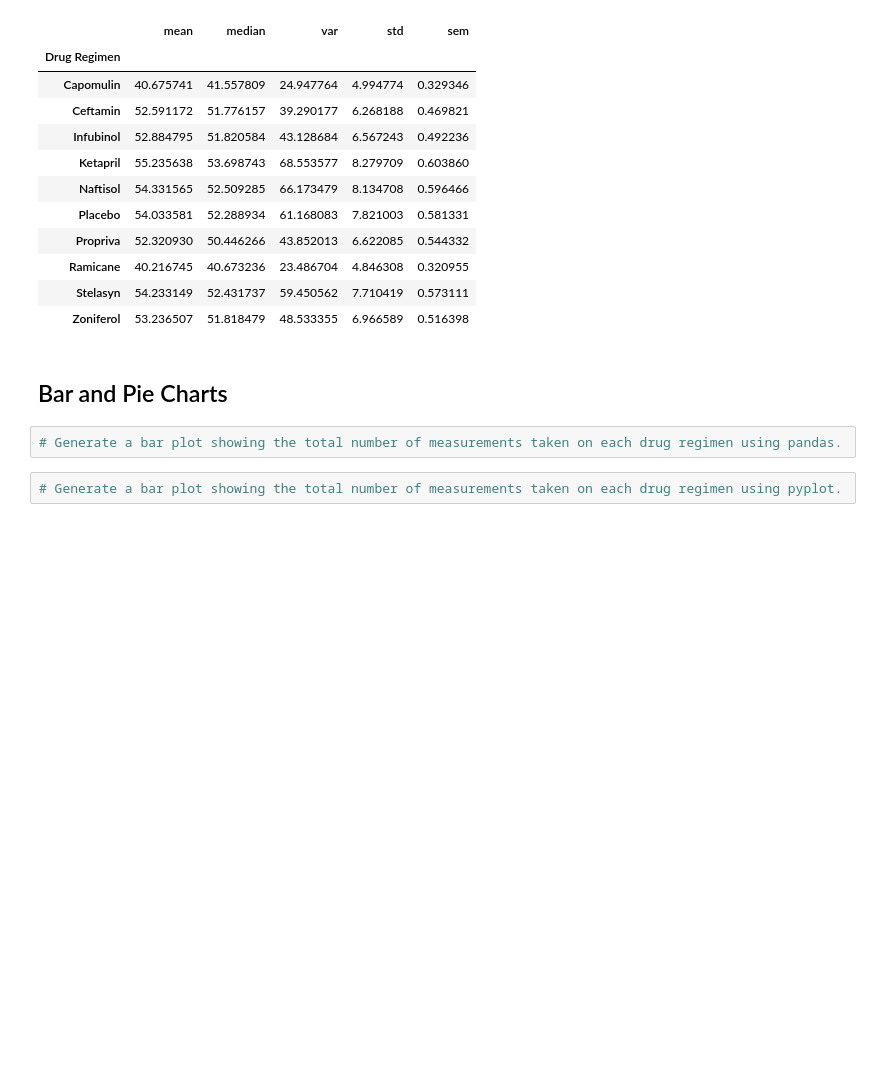
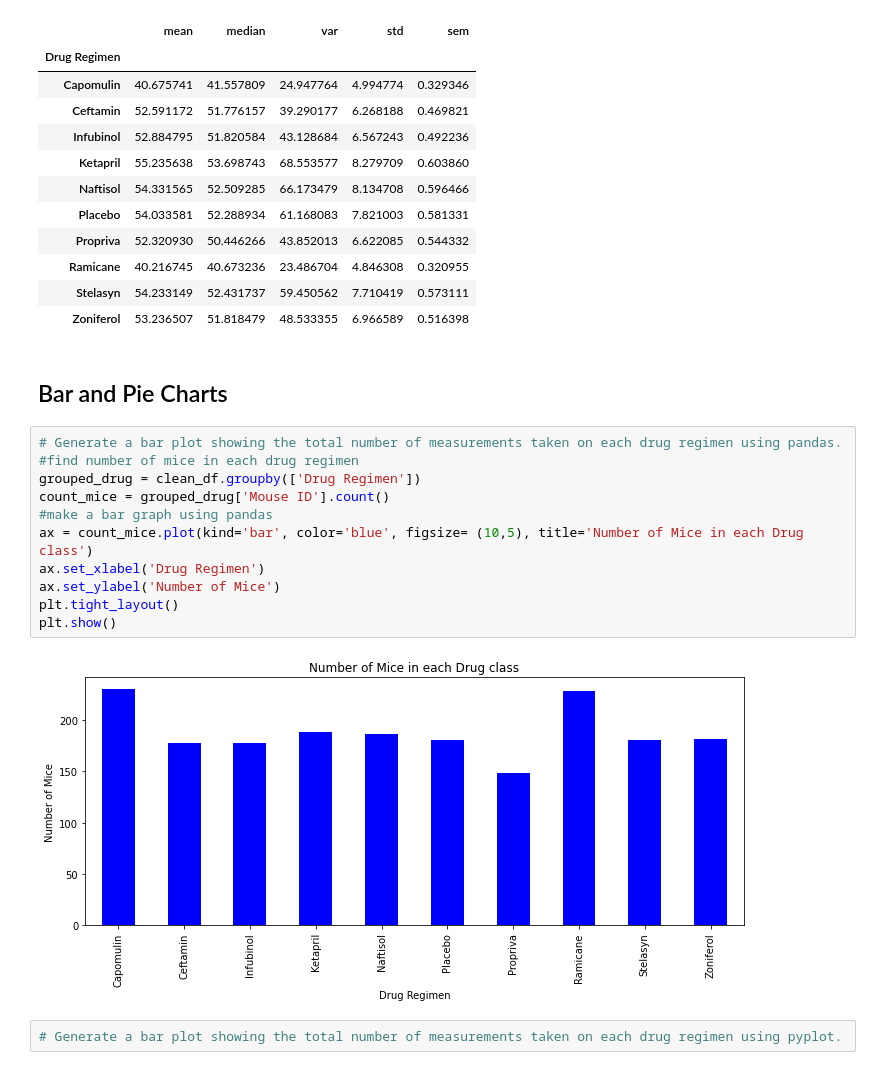
Before and after one commit to alexmartinez1745/Animal-Study-MatPlotLib, a Jupyter notebook: Pymaceuticals/pymaceuticals_starter.ipynb, the cells around one changed output. Cells and saved outputs as stored; diff of their text form; blank space fills up the shorter version.

Commit message:
adding bar graph with pandas

```diff
--- a/Pymaceuticals/pymaceuticals_starter.ipynb
+++ b/Pymaceuticals/pymaceuticals_starter.ipynb
@@ -135,8 +135,19 @@ sum_tum_agg
 | Zoniferol | 53.236507 | 51.818479 | 48.533355 | 6.966589 | 0.516398 |
 # %% [markdown]
 ## Bar and Pie Charts
-# %%
-# Generate a bar plot showing the total number of measurements taken on each drug regimen using pandas.
+# %%
+# Generate a bar plot showing the total number of measurements taken on each drug regimen using pandas.
+#find number of mice in each drug regimen
+grouped_drug = clean_df.groupby(['Drug Regimen'])
+count_mice = grouped_drug['Mouse ID'].count()
+#make a bar graph using pandas
+ax = count_mice.plot(kind='bar', color='blue', figsize= (10,5), title='Number of Mice in each Drug class')
+ax.set_xlabel('Drug Regimen')
+ax.set_ylabel('Number of Mice')
+plt.tight_layout()
+plt.show()
+# %% [output]
+[figure, added]
 # %%
 # Generate a bar plot showing the total number of measurements taken on each drug regimen using pyplot.
 # %%
```
Also changed, not shown: parts of 1 cell of this notebook.
